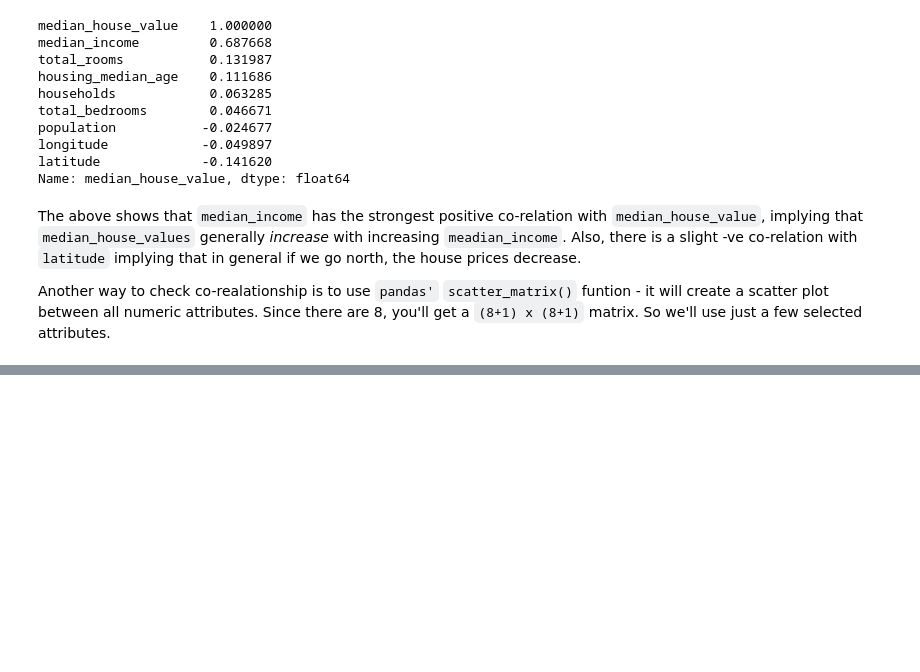
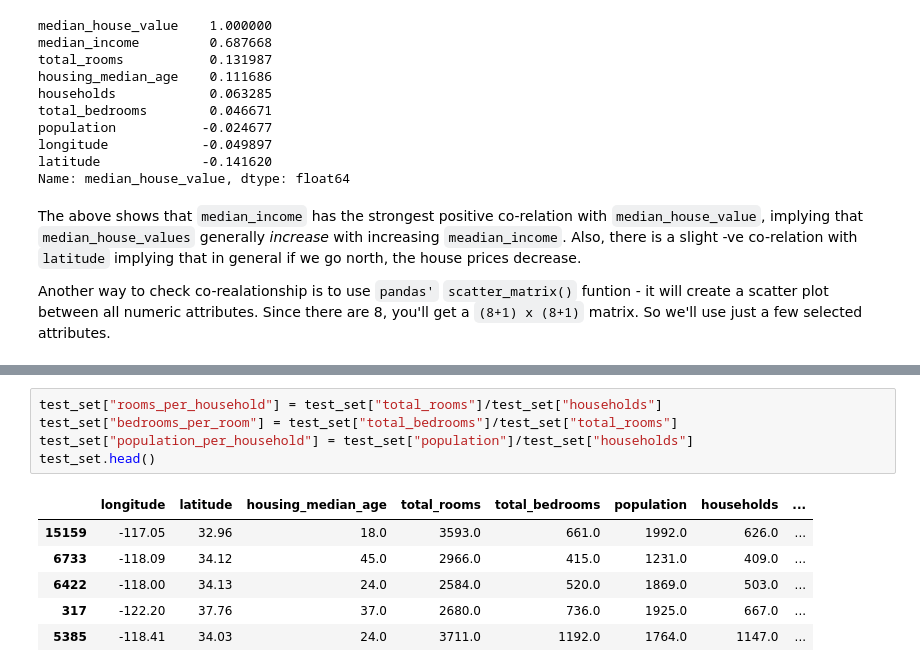
Before and after one commit to mjbhobe/dl-keras, a Jupyter notebook: housing_prices.ipynb, the cells around one changed output, grey strips where cells are left out. Cells and saved outputs as stored; diff of their text form; blank space fills up the shorter version.

```diff
--- a/housing_prices.ipynb
+++ b/housing_prices.ipynb
@@ -203,0 +239,12 @@ scatter_matrix(train_set[attributes], figsize=(12, 8)); # NOTE: the ; prevents a
+# %%
+test_set["rooms_per_household"] = test_set["total_rooms"]/test_set["households"]
+test_set["bedrooms_per_room"] = test_set["total_bedrooms"]/test_set["total_rooms"]
+test_set["population_per_household"] = test_set["population"]/test_set["households"]
+test_set.head()
+# %% [output]
+|  | longitude | latitude | housing_median_age | total_rooms | total_bedrooms | population | households | ... |
+| 15159 | -117.05 | 32.96 | 18.0 | 3593.0 | 661.0 | 1992.0 | 626.0 | ... |
+| 6733 | -118.09 | 34.12 | 45.0 | 2966.0 | 415.0 | 1231.0 | 409.0 | ... |
+| 6422 | -118.00 | 34.13 | 24.0 | 2584.0 | 520.0 | 1869.0 | 503.0 | ... |
+| 317 | -122.20 | 37.76 | 37.0 | 2680.0 | 736.0 | 1925.0 | 667.0 | ... |
+| 5385 | -118.41 | 34.03 | 24.0 | 3711.0 | 1192.0 | 1764.0 | 1147.0 | ... |
```
Also changed, not shown: parts of 11 cells of this notebook.
